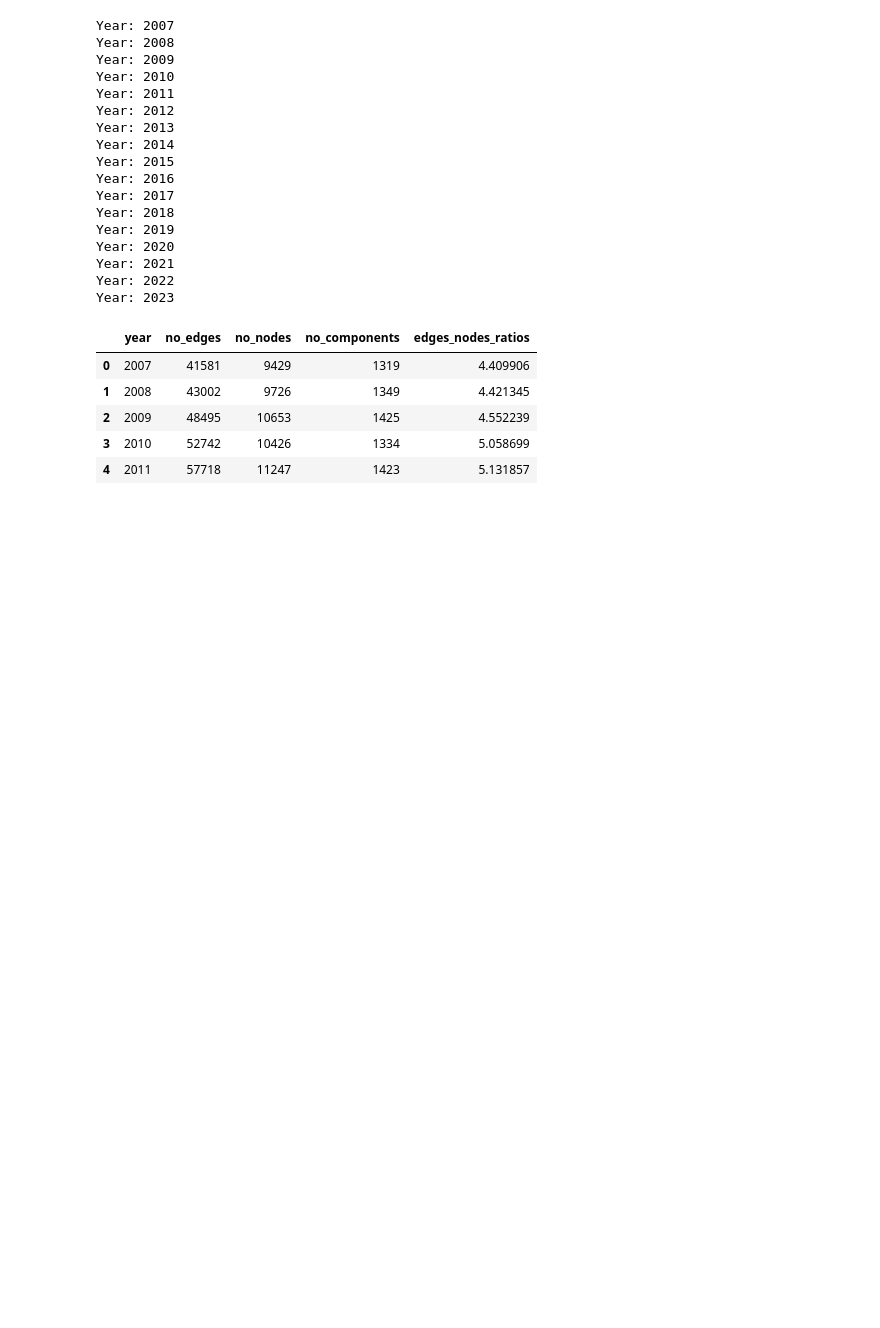
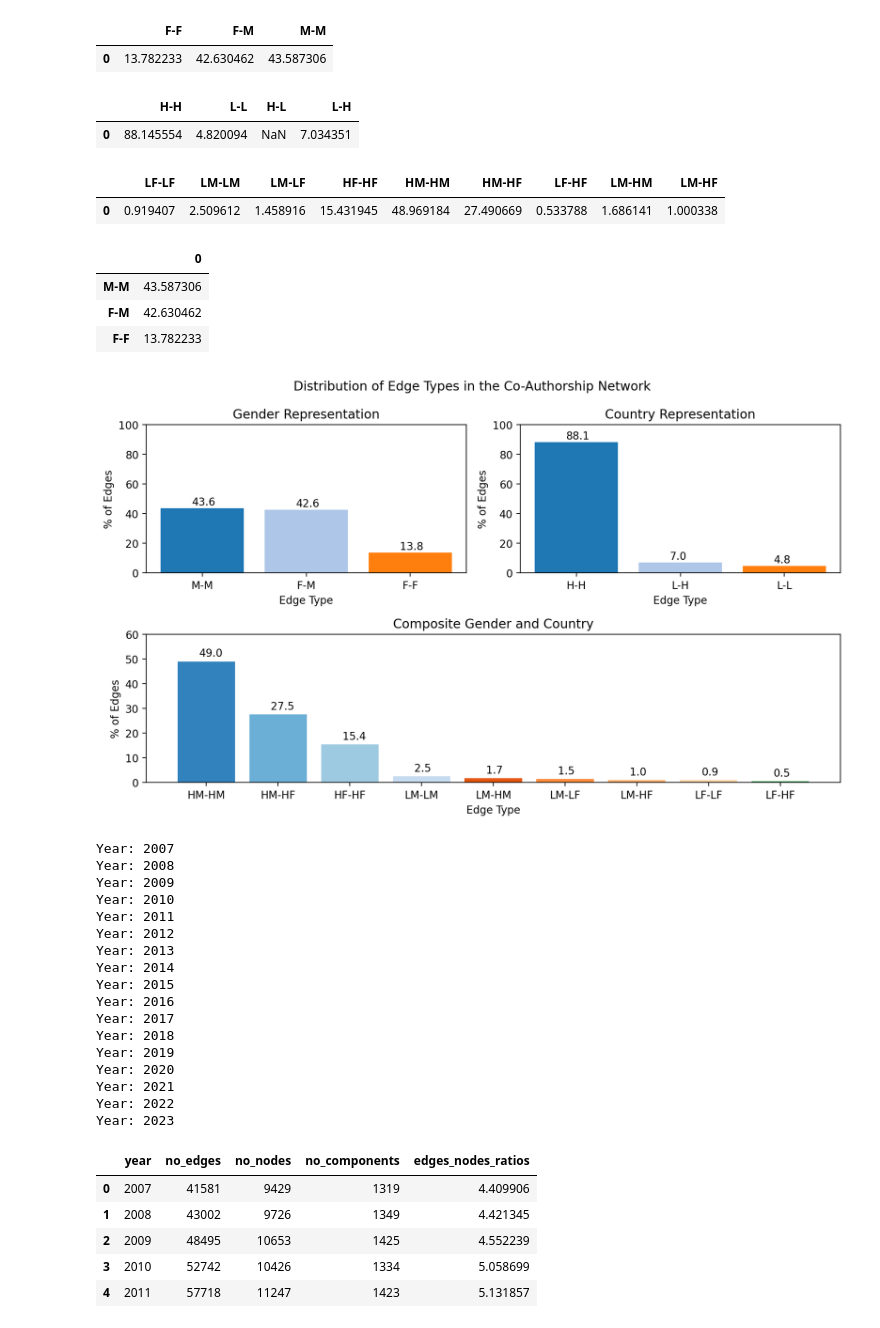
Before and after one commit to joamats/mit-knowledge-oligarchies, a Jupyter notebook: oligarchies/5_edges.ipynb, the cells around one changed output. Drawn from its saved outputs; the diff is of its cells as text; code cells hidden in the pictures; blank space fills up the shorter version.

Commit message:
Add global edge types and more metrics for the global network

```diff
--- a/oligarchies/5_edges.ipynb
+++ b/oligarchies/5_edges.ipynb
@@ -12,6 +13,3 @@ warnings.filterwarnings('ignore')
 # %%
 # load data_clean
 df = pd.read_csv("../data_light/data_clean.csv").sort_values(by="year")
-# drop 2023
-df = df[df.year != 2023]
-years = df['year'].unique()
@@ -17,0 +45,5 @@ years = df['year'].unique()
+# %%
+df_edge_types.head()
+# %% [output]
+|  | F-F | F-M | M-M |
+| 0 | 13.782233 | 42.630462 | 43.587306 |
@@ -17,0 +79,5 @@ years = df['year'].unique()
+# %%
+df_edge_types_2.head()
+# %% [output]
+|  | H-H | L-L | H-L | L-H |
+| 0 | 88.145554 | 4.820094 | NaN | 7.034351 |
@@ -18,3 +136,67 @@ years = df['year'].unique()
+# %%
+df_edge_types_3.head()
+# %% [output]
+|  | LF-LF | LM-LM | LM-LF | HF-HF | HM-HM | HM-HF | LF-HF | LM-HM | LM-HF |
+| 0 | 0.919407 | 2.509612 | 1.458916 | 15.431945 | 48.969184 | 27.490669 | 0.533788 | 1.686141 | 1.000338 |
+# %%
+# sort all by most abundant columns
+df_edge_types = df_edge_types[['M-M', 'F-M', 'F-F']].T
+df_edge_types_2 = df_edge_types_2[['H-H', 'L-H', 'L-L']].T
+df_edge_types_3 = df_edge_types_3.reindex(df_edge_types_3.mean().sort_values(ascending=False).index, axis=1).T
+# %%
+df_edge_types
+# %% [output]
+|  | 0 |
+| M-M | 43.587306 |
+| F-M | 42.630462 |
+| F-F | 13.782233 |
+# %%
+# add figure
+fig = plt.figure(figsize=(10, 6))
+ax = fig.subplot_mosaic("""AB
+                           CC""")
+
+palette1 = sns.color_palette("tab20")
+palette2 = sns.color_palette("tab20c")
+
+# plot
+ax['A'].bar(df_edge_types.index, df_edge_types[0], color=palette1)
+ax['B'].bar(df_edge_types_2.index, df_edge_types_2[0], color=palette1)
+ax['C'].bar(df_edge_types_3.index, df_edge_types_3[0], color=palette2)
+
+ax['A'].set_title('Gender Representation')
+ax['B'].set_title('Country Representation')
+ax['C'].set_title('Composite Gender and Country')
+
+ax['A'].set_xlabel('Edge Type')
+ax['B'].set_xlabel('Edge Type')
+ax['C'].set_xlabel('Edge Type')
+
+ax['A'].set_ylabel('% of Edges')
+ax['B'].set_ylabel('% of Edges')
+ax['C'].set_ylabel('% of Edges')
+
+ax['A'].set_ylim(0,100)
+ax['B'].set_ylim(0,100)
+ax['C'].set_ylim(0,60)
+
+# add text labels
+for k, i in enumerate(df_edge_types.index):
+    ax['A'].text(k-.1, df_edge_types.loc[i,0] + 2, f"{df_edge_types.loc[i, 0]:.1f}", color='black')
+
+for k, i in enumerate(df_edge_types_2.index):
+    ax['B'].text(k-.1, df_edge_types_2.loc[i,0] + 2, f"{df_edge_types_2.loc[i, 0]:.1f}", color='black')
+
+for k, i in enumerate(df_edge_types_3.index):
+    ax['C'].text(k-.1, df_edge_types_3.loc[i,0] + 2, f"{df_edge_types_3.loc[i, 0]:.1f}", color='black')
+
+fig.suptitle('Distribution of Edge Types in the Co-Authorship Network')
+plt.tight_layout()
+fig.show()
+
+fig.savefig("results/edges.png", bbox_inches='tight', dpi=600)
+# %% [output]
+[figure, added]
 # %%
 # no. edges, no.nodes, components, edges/nodes ratios lists
 no_edges = []
```
Also changed, not shown: parts of 7 cells of this notebook, 4 other files.
